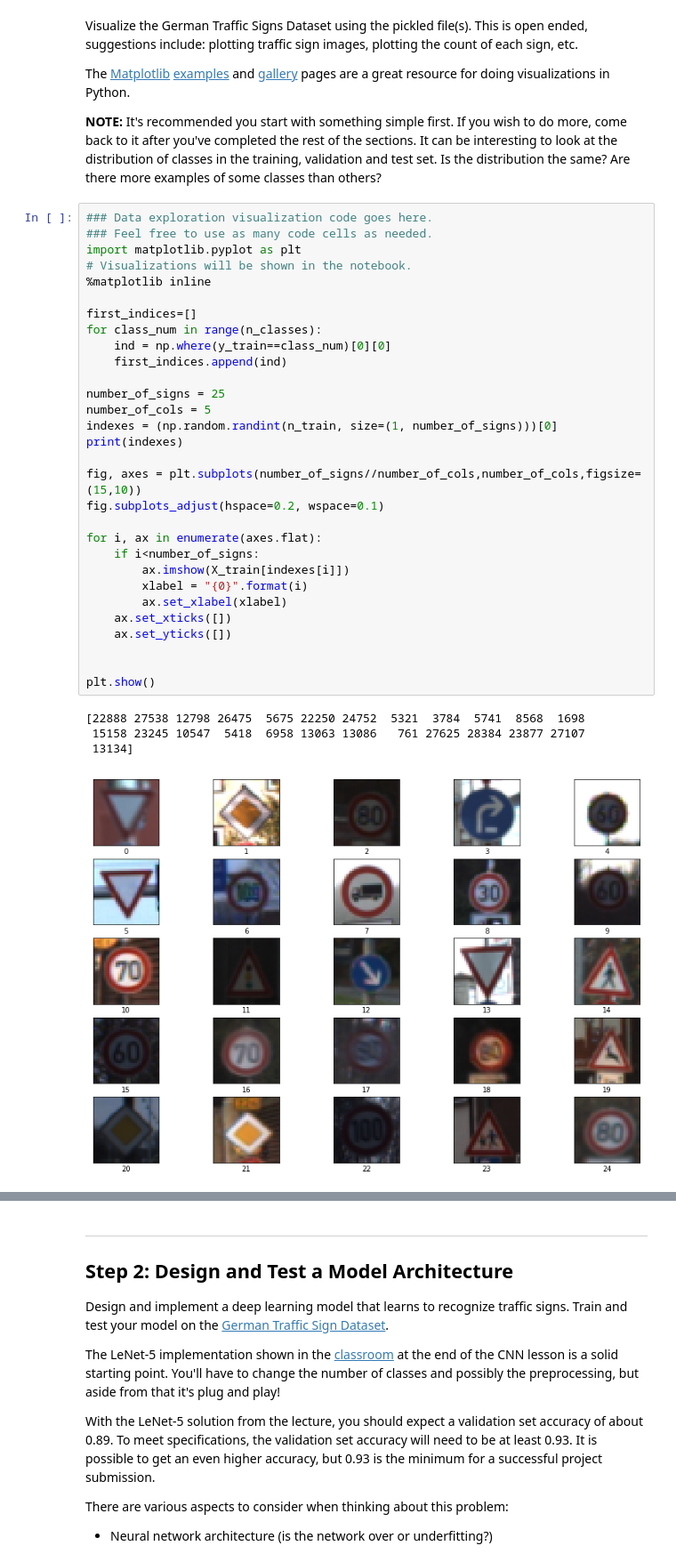
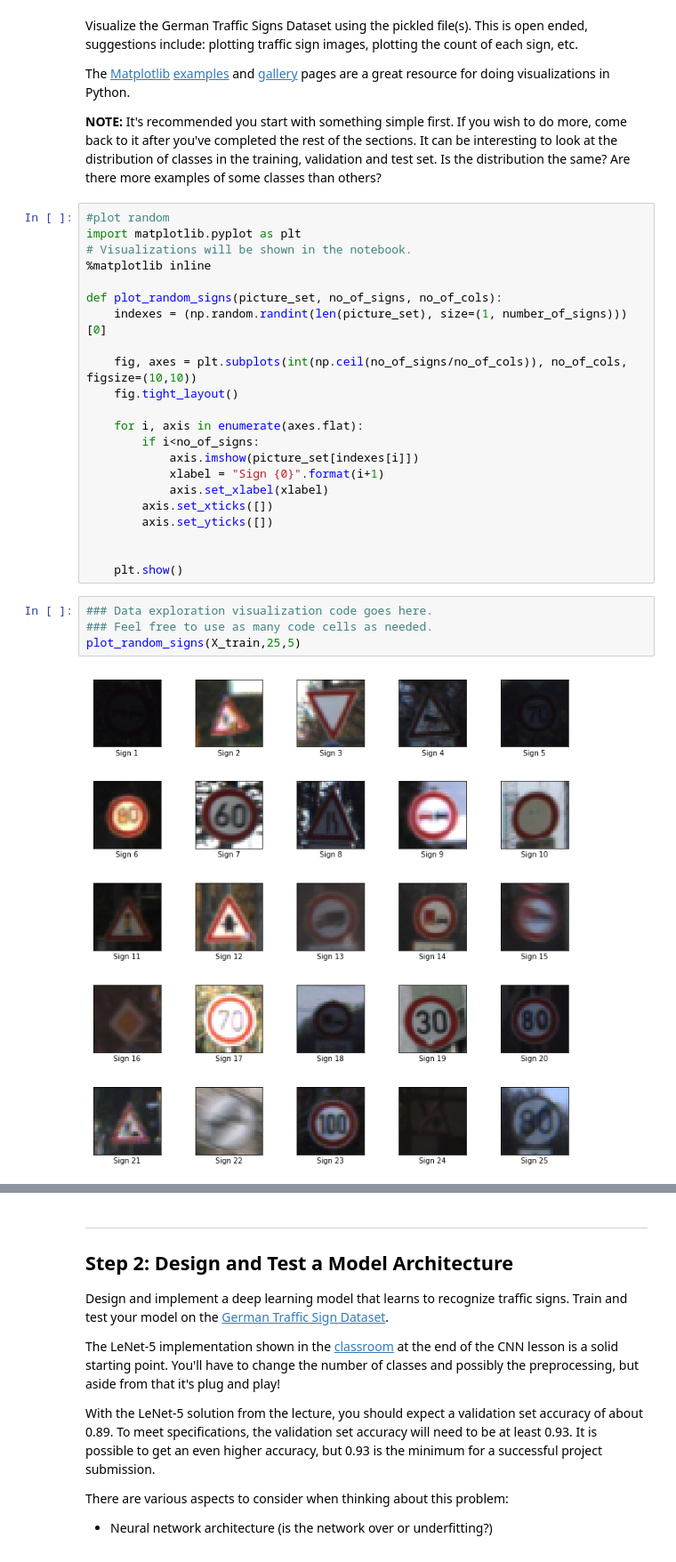
Before and after one commit to AlexSchizoid/CarND-Traffic-Sign-Classifier-Project, a Jupyter notebook: Traffic_Sign_Classifier.ipynb, the cells around one changed output, grey strips where cells are left out. Shown at 89% size. Saved outputs shown, nothing was run; the diff lists cells and outputs as text.

Commit message:
Exploration of data set

```diff
--- a/Traffic_Sign_Classifier.ipynb
+++ b/Traffic_Sign_Classifier.ipynb
@@ -93,37 +93,30 @@ The [Matplotlib](http://matplotlib.org/) [examples](http://matplotlib.org/exampl
 
 **NOTE:** It's recommended you start with something simple first. If you wish to do more, come back to it after you've completed the rest of the sections. It can be interesting to look at the distribution of classes in the training, validation and test set. Is the distribution the same? Are there more examples of some classes than others?
 # %%
-### Data exploration visualization code goes here.
-### Feel free to use as many code cells as needed.
+#plot random
 import matplotlib.pyplot as plt
 # Visualizations will be shown in the notebook.
 %matplotlib inline
 
-first_indices=[]
-for class_num in range(n_classes):
-    ind = np.where(y_train==class_num)[0][0]
-    first_indices.append(ind)
+def plot_random_signs(picture_set, no_of_signs, no_of_cols):
+    indexes = (np.random.randint(len(picture_set), size=(1, number_of_signs)))[0]
 
-number_of_signs = 25
-number_of_cols = 5
-indexes = (np.random.randint(n_train, size=(1, number_of_signs)))[0]
-print(indexes)
+    fig, axes = plt.subplots(int(np.ceil(no_of_signs/no_of_cols)), no_of_cols, figsize=(10,10))
+    fig.tight_layout()
 
-fig, axes = plt.subplots(number_of_signs//number_of_cols,number_of_cols,figsize=(15,10))
-fig.subplots_adjust(hspace=0.2, wspace=0.1)
-
-for i, ax in enumerate(axes.flat):
-    if i<number_of_signs:
-        ax.imshow(X_train[indexes[i]])
-        xlabel = "{0}".format(i)
-        ax.set_xlabel(xlabel)
-    ax.set_xticks([])
-    ax.set_yticks([])
+    for i, axis in enumerate(axes.flat):
+        if i<no_of_signs:
+            axis.imshow(picture_set[indexes[i]])
+            xlabel = "Sign {0}".format(i+1)
+            axis.set_xlabel(xlabel)
+        axis.set_xticks([])
+        axis.set_yticks([])
 
 
-plt.show()
+    plt.show()
-# %% [output]
-[22888 27538 12798 26475  5675 22250 24752  5321  3784  5741  8568  1698
- 15158 23245 10547  5418  6958 13063 13086   761 27625 28384 23877 27107
- 13134]
-[figure, removed]
+# %%
+### Data exploration visualization code goes here.
+### Feel free to use as many code cells as needed.
+plot_random_signs(X_train,25,5)
+# %% [output]
+[figure, added]
```
Also changed, not shown: parts of 5 cells of this notebook.
